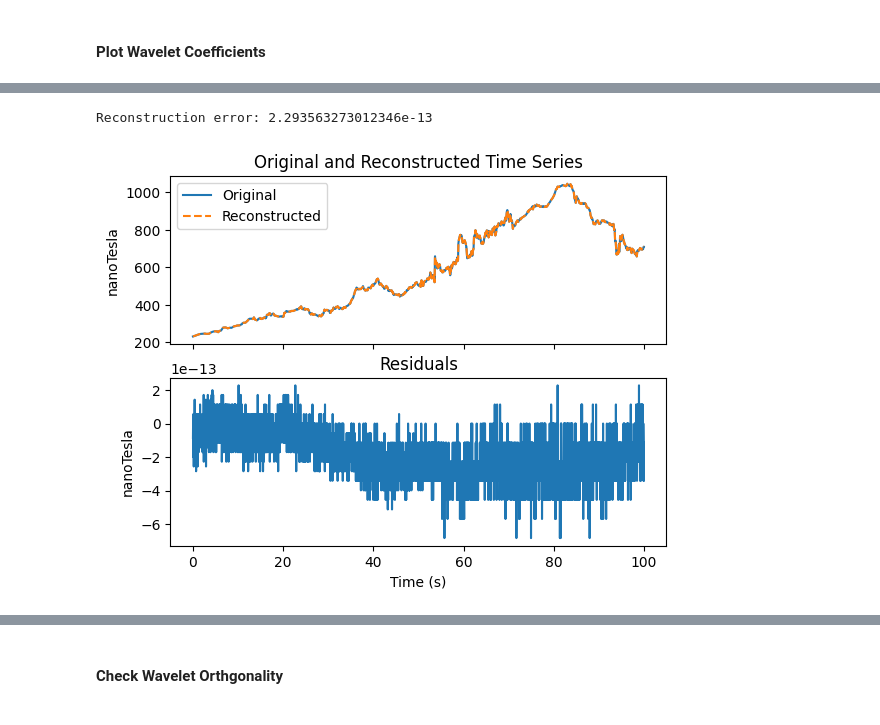
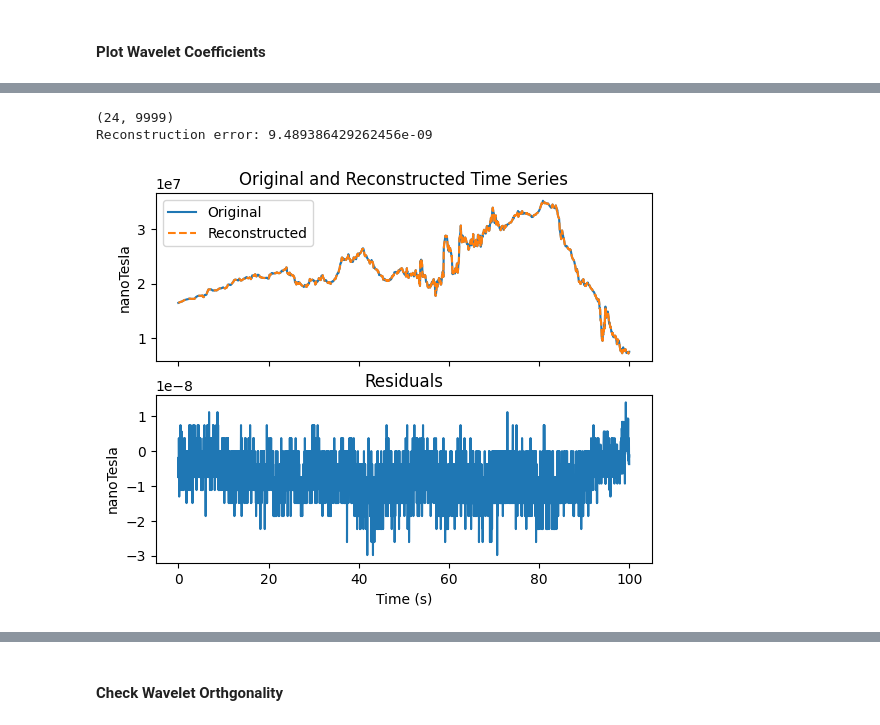
Before and after one commit to aphoffmann/InvertibleWavelets, a Jupyter notebook: examples/ExampleUsage.ipynb, the cells around one changed output, grey strips where cells are left out. Cells and saved outputs as stored; diff of their text form; code cells hidden in the pictures.

```diff
--- a/examples/ExampleUsage.ipynb
+++ b/examples/ExampleUsage.ipynb
@@ -9,7 +10,7 @@ from scipy import signal
 # %% [markdown]
 #### Load Example Data from Swarm A Spacecraft Magnetoemter
 # %%
-data = np.load("data.npy")
+data = utility.load_swarm_data(160000,165000)[2]
 sample_rate = 50.0                          # 50 Hz sampling rate
 num_samples = data.shape[-1]                # 5000 samples
 t = np.arange(num_samples) / sample_rate    # time array
@@ -17,12 +18,10 @@ t = np.arange(num_samples) / sample_rate    # time array
 #### Create Transform Object and Analysis Filters
 # %%
 "Filterbank"
-fb = DyadicFilterBank(wavelet=Cauchy(1000) , fs=sample_rate, N=4*5000, real=True, s_max = 10, dj = 1/18, compensation=True)
+fb = DyadicFilterBank(wavelet=Cauchy(1000) , fs=sample_rate, N=5000, real=True, s_max = 2, dj = 1/12, compensation=True)
 
 "Transform"
 transform = Transform(
-    data=data,
-    fs = sample_rate,
     filterbank=fb,
 )
 # %%
@@ -45,25 +44,26 @@ transform.scalogram(coefficients)
 # %%
 # Perform forward wavelet transform
 coefficients = transform.forward(data, mode='full')
-
+print(coefficients.shape)
 # Perform inverse wavelet transform (reconstruction)
-reconstructed = transform.inverse(coefficients)
+reconstructed = transform.inverse(coefficients, mode='full', Lx = 5000)
 
 # Calculate and print reconstruction error
 reconstruction_error = np.sqrt(np.mean((reconstructed - data)**2))
 print(f"Reconstruction error: {reconstruction_error}")
 
 fig, ax = plt.subplots(2, 1, sharex=True)
 ax[0].plot(t, data, label='Original')
 ax[0].plot(t, reconstructed, label='Reconstructed', linestyle='--')
 ax[0].set_ylabel('nanoTesla')
 ax[0].legend()
 ax[0].set_title('Original and Reconstructed Time Series')
 ax[1].plot(t, data - reconstructed)
 ax[1].set_title('Residuals')
 ax[1].set_ylabel('nanoTesla')
 ax[1].set_xlabel('Time (s)')
 plt.show()
 # %% [output]
-Reconstruction error: 2.293563273012346e-13
+(24, 9999)
+Reconstruction error: 9.489386429262456e-09
-[figure, old version]
+[figure, new version]
```
Also changed, not shown: parts of 5 cells of this notebook, 4 other files.
